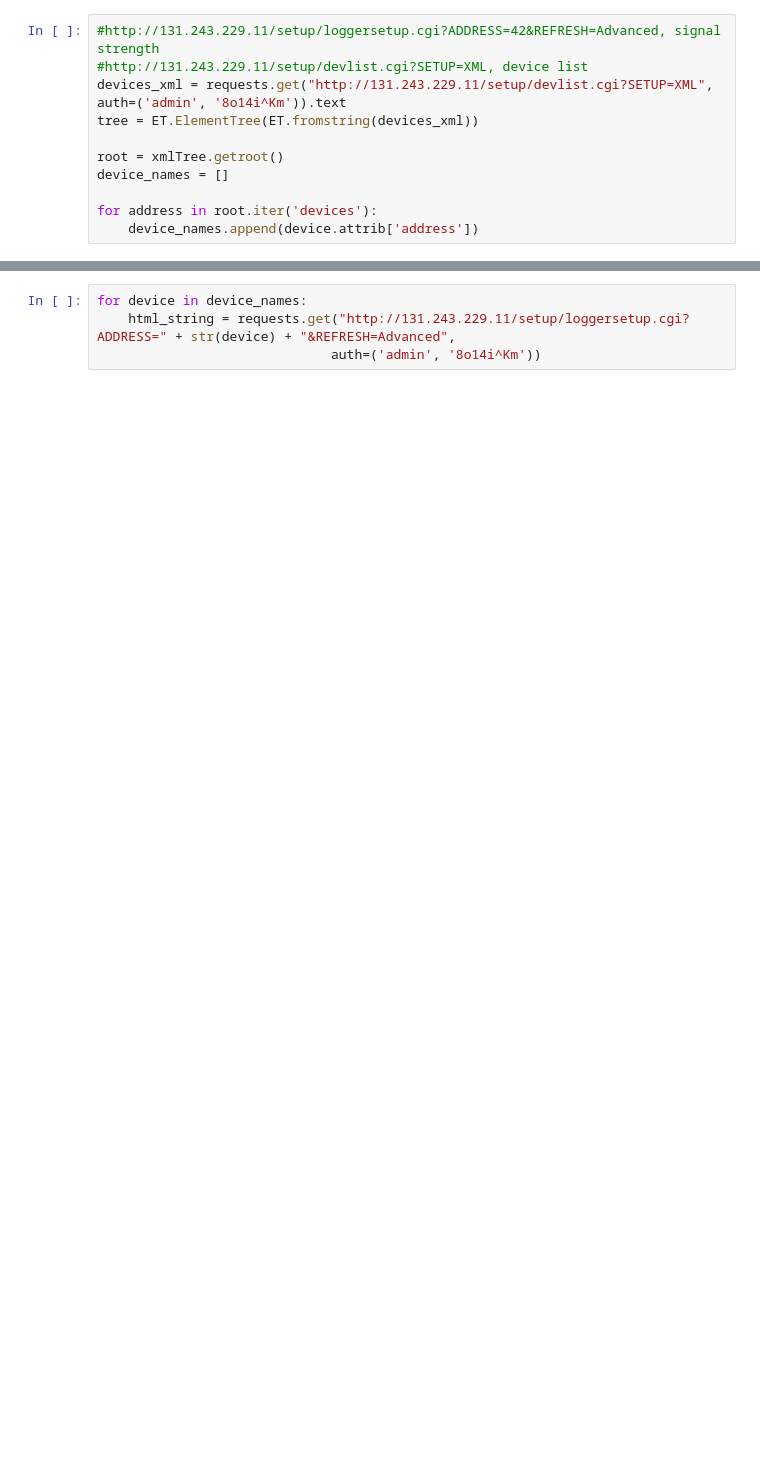
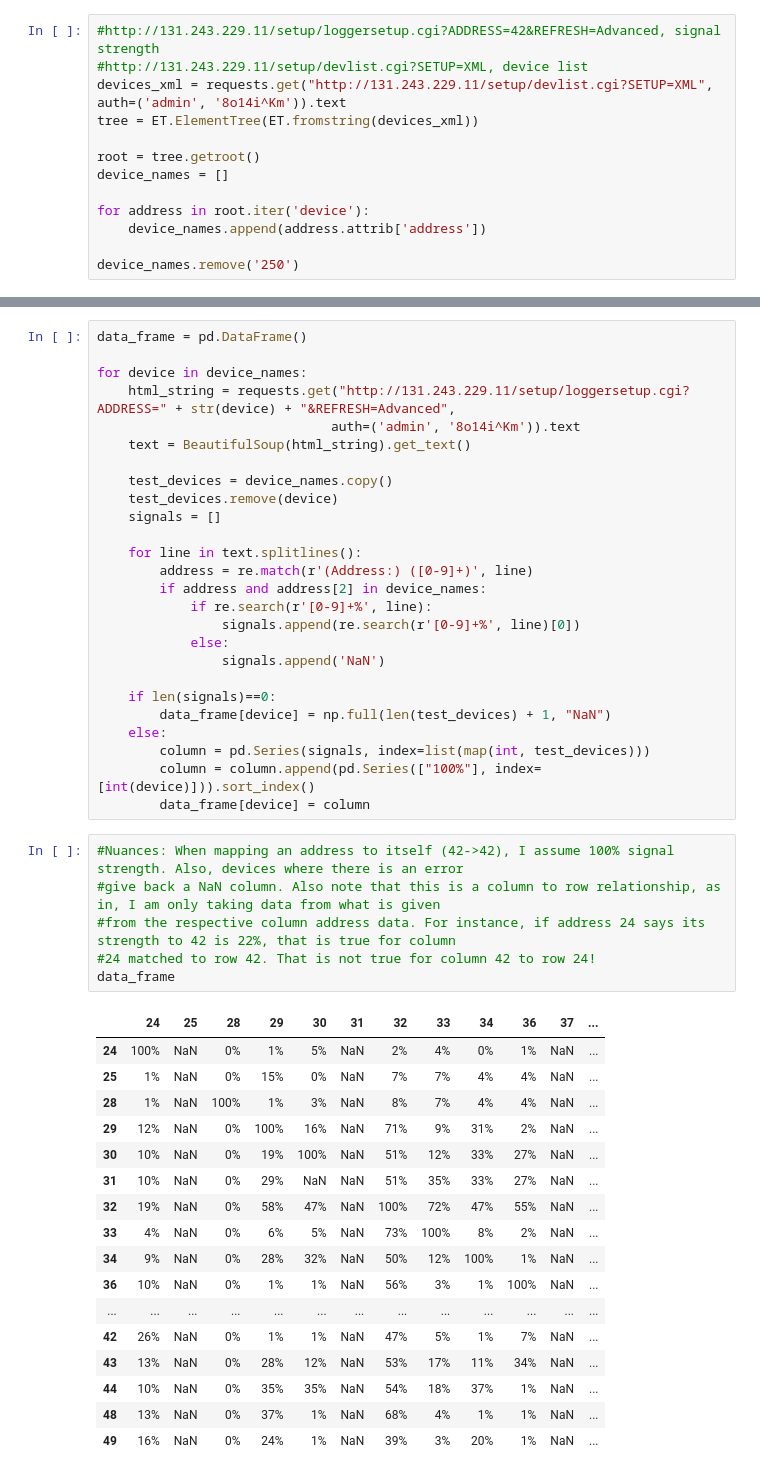
Before and after one commit to ralphou/acquisuite_pipeline, a Jupyter notebook: acquisuite_webpage_parsing.ipynb, the cells around one changed output, grey strips where cells are left out. Cells and saved outputs as stored; diff of their text form; blank space fills up the shorter version.

```diff
--- a/acquisuite_webpage_parsing.ipynb
+++ b/acquisuite_webpage_parsing.ipynb
@@ -9,11 +12,13 @@ import requests
 devices_xml = requests.get("http://131.243.229.11/setup/devlist.cgi?SETUP=XML", auth=('admin', '8o14i^Km')).text
 tree = ET.ElementTree(ET.fromstring(devices_xml))
 
-root = xmlTree.getroot()
+root = tree.getroot()
 device_names = []
 
-for address in root.iter('devices'):
-    device_names.append(device.attrib['address'])
+for address in root.iter('device'):
+    device_names.append(address.attrib['address'])
+
+device_names.remove('250')
 # %%
 #Use to test beautiful soup, need to filter maybe
 test = requests.get("http://131.243.229.11/setup/loggersetup.cgi?ADDRESS=42&REFRESH=Advanced",
@@ -21,4 +46,50 @@ test = requests.get("http://131.243.229.11/setup/loggersetup.cgi?ADDRESS=42&REFR
-# %%
-for device in device_names:
-    html_string = requests.get("http://131.243.229.11/setup/loggersetup.cgi?ADDRESS=" + str(device) + "&REFRESH=Advanced",
-                              auth=('admin', '8o14i^Km'))
+# %%
+data_frame = pd.DataFrame()
+
+for device in device_names:
+    html_string = requests.get("http://131.243.229.11/setup/loggersetup.cgi?ADDRESS=" + str(device) + "&REFRESH=Advanced",
+                              auth=('admin', '8o14i^Km')).text
+    text = BeautifulSoup(html_string).get_text()
+
+    test_devices = device_names.copy()
+    test_devices.remove(device)
+    signals = []
+
+    for line in text.splitlines():
+        address = re.match(r'(Address:) ([0-9]+)', line)
+        if address and address[2] in device_names:
+            if re.search(r'[0-9]+%', line):
+                signals.append(re.search(r'[0-9]+%', line)[0])
+            else:
+                signals.append('NaN')
+
+    if len(signals)==0:
+        data_frame[device] = np.full(len(test_devices) + 1, "NaN")
+    else:
+        column = pd.Series(signals, index=list(map(int, test_devices)))
+        column = column.append(pd.Series(["100%"], index=[int(device)])).sort_index()
+        data_frame[device] = column
+# %%
+#Nuances: When mapping an address to itself (42->42), I assume 100% signal strength. Also, devices where there is an error
+#give back a NaN column. Also note that this is a column to row relationship, as in, I am only taking data from what is given
+#from the respective column address data. For instance, if address 24 says its strength to 42 is 22%, that is true for column
+#24 matched to row 42. That is not true for column 42 to row 24!
+data_frame
+# %% [output]
+|  | 24 | 25 | 28 | 29 | 30 | 31 | 32 | 33 | 34 | 36 | 37 | ... |
+| 24 | 100% | NaN | 0% | 1% | 5% | NaN | 2% | 4% | 0% | 1% | NaN | ... |
+| 25 | 1% | NaN | 0% | 15% | 0% | NaN | 7% | 7% | 4% | 4% | NaN | ... |
+| 28 | 1% | NaN | 100% | 1% | 3% | NaN | 8% | 7% | 4% | 4% | NaN | ... |
+| 29 | 12% | NaN | 0% | 100% | 16% | NaN | 71% | 9% | 31% | 2% | NaN | ... |
+| 30 | 10% | NaN | 0% | 19% | 100% | NaN | 51% | 12% | 33% | 27% | NaN | ... |
+| 31 | 10% | NaN | 0% | 29% | NaN | NaN | 51% | 35% | 33% | 27% | NaN | ... |
+| 32 | 19% | NaN | 0% | 58% | 47% | NaN | 100% | 72% | 47% | 55% | NaN | ... |
+| 33 | 4% | NaN | 0% | 6% | 5% | NaN | 73% | 100% | 8% | 2% | NaN | ... |
+| 34 | 9% | NaN | 0% | 28% | 32% | NaN | 50% | 12% | 100% | 1% | NaN | ... |
+| 36 | 10% | NaN | 0% | 1% | 1% | NaN | 56% | 3% | 1% | 100% | NaN | ... |
+| ... | ... | ... | ... | ... | ... | ... | ... | ... | ... | ... | ... | ... |
+| 42 | 26% | NaN | 0% | 1% | 1% | NaN | 47% | 5% | 1% | 7% | NaN | ... |
+| 43 | 13% | NaN | 0% | 28% | 12% | NaN | 53% | 17% | 11% | 34% | NaN | ... |
+| 44 | 10% | NaN | 0% | 35% | 35% | NaN | 54% | 18% | 37% | 1% | NaN | ... |
+| 48 | 13% | NaN | 0% | 37% | 1% | NaN | 68% | 4% | 1% | 1% | NaN | ... |
+| 49 | 16% | NaN | 0% | 24% | 1% | NaN | 39% | 3% | 20% | 1% | NaN | ... |
```
Also changed, not shown: parts of 2 cells of this notebook.
